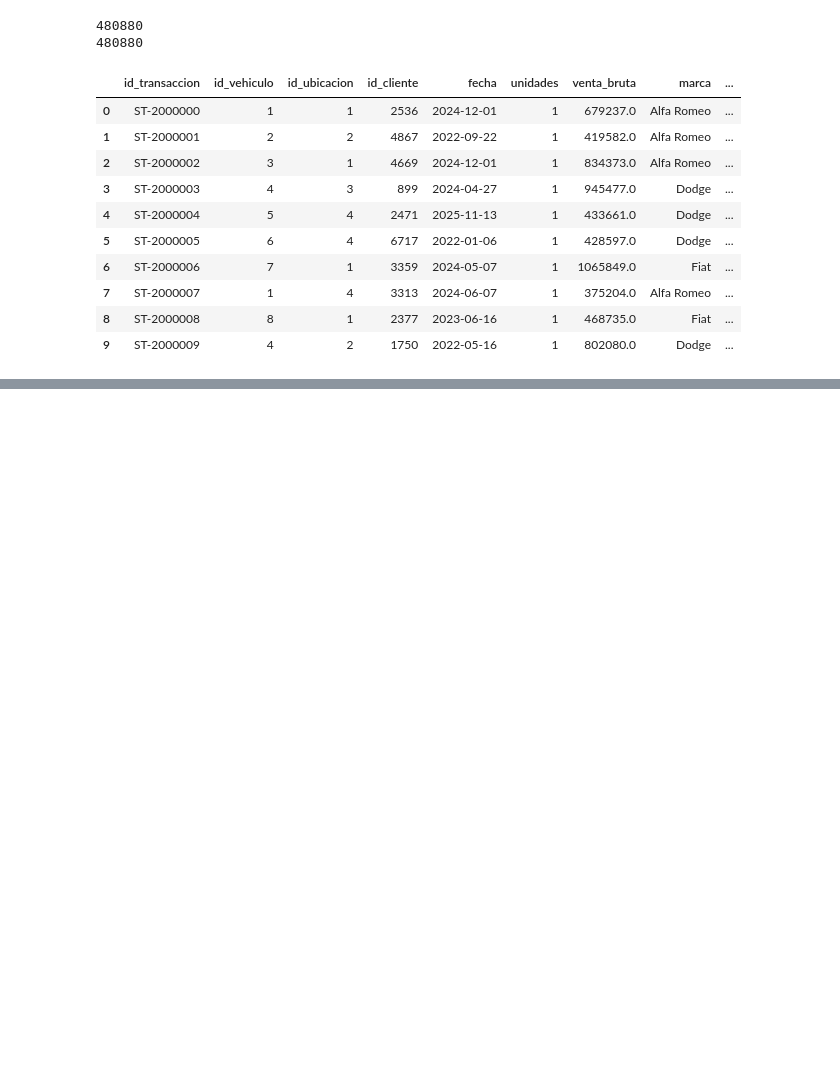
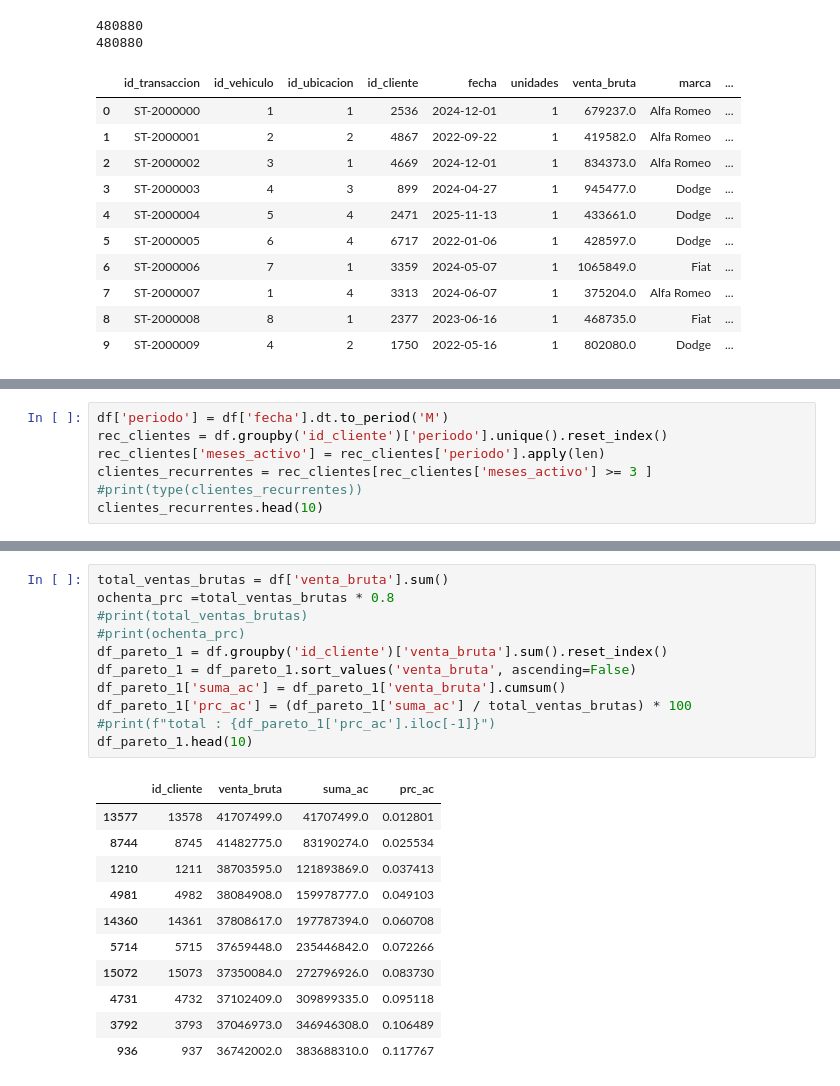
Before and after one commit to pegujosi/stellantis-sales-audit-engine, a Jupyter notebook: notebooks/Practice_d2.ipynb, the cells around one changed output, grey strips where cells are left out. Cells and saved outputs as stored; diff of their text form; blank space fills up the shorter version.

```diff
--- a/notebooks/Practice_d2.ipynb
+++ b/notebooks/Practice_d2.ipynb
@@ -261,0 +243,7 @@ dtype: int64
+# %%
+df['periodo'] = df['fecha'].dt.to_period('M')
+rec_clientes = df.groupby('id_cliente')['periodo'].unique().reset_index()
+rec_clientes['meses_activo'] = rec_clientes['periodo'].apply(len)
+clientes_recurrentes = rec_clientes[rec_clientes['meses_activo'] >= 3 ]
+#print(type(clientes_recurrentes))
+clientes_recurrentes.head(10)
@@ -261,0 +262,23 @@ dtype: int64
+# %%
+total_ventas_brutas = df['venta_bruta'].sum()
+ochenta_prc =total_ventas_brutas * 0.8
+#print(total_ventas_brutas)
+#print(ochenta_prc)
+df_pareto_1 = df.groupby('id_cliente')['venta_bruta'].sum().reset_index()
+df_pareto_1 = df_pareto_1.sort_values('venta_bruta', ascending=False)
+df_pareto_1['suma_ac'] = df_pareto_1['venta_bruta'].cumsum()
+df_pareto_1['prc_ac'] = (df_pareto_1['suma_ac'] / total_ventas_brutas) * 100
+#print(f"total : {df_pareto_1['prc_ac'].iloc[-1]}")
+df_pareto_1.head(10)
+# %% [output]
+|  | id_cliente | venta_bruta | suma_ac | prc_ac |
+| 13577 | 13578 | 41707499.0 | 41707499.0 | 0.012801 |
+| 8744 | 8745 | 41482775.0 | 83190274.0 | 0.025534 |
+| 1210 | 1211 | 38703595.0 | 121893869.0 | 0.037413 |
+| 4981 | 4982 | 38084908.0 | 159978777.0 | 0.049103 |
+| 14360 | 14361 | 37808617.0 | 197787394.0 | 0.060708 |
+| 5714 | 5715 | 37659448.0 | 235446842.0 | 0.072266 |
+| 15072 | 15073 | 37350084.0 | 272796926.0 | 0.083730 |
+| 4731 | 4732 | 37102409.0 | 309899335.0 | 0.095118 |
+| 3792 | 3793 | 37046973.0 | 346946308.0 | 0.106489 |
+| 936 | 937 | 36742002.0 | 383688310.0 | 0.117767 |
```
Also changed, not shown: parts of 4 cells of this notebook.
